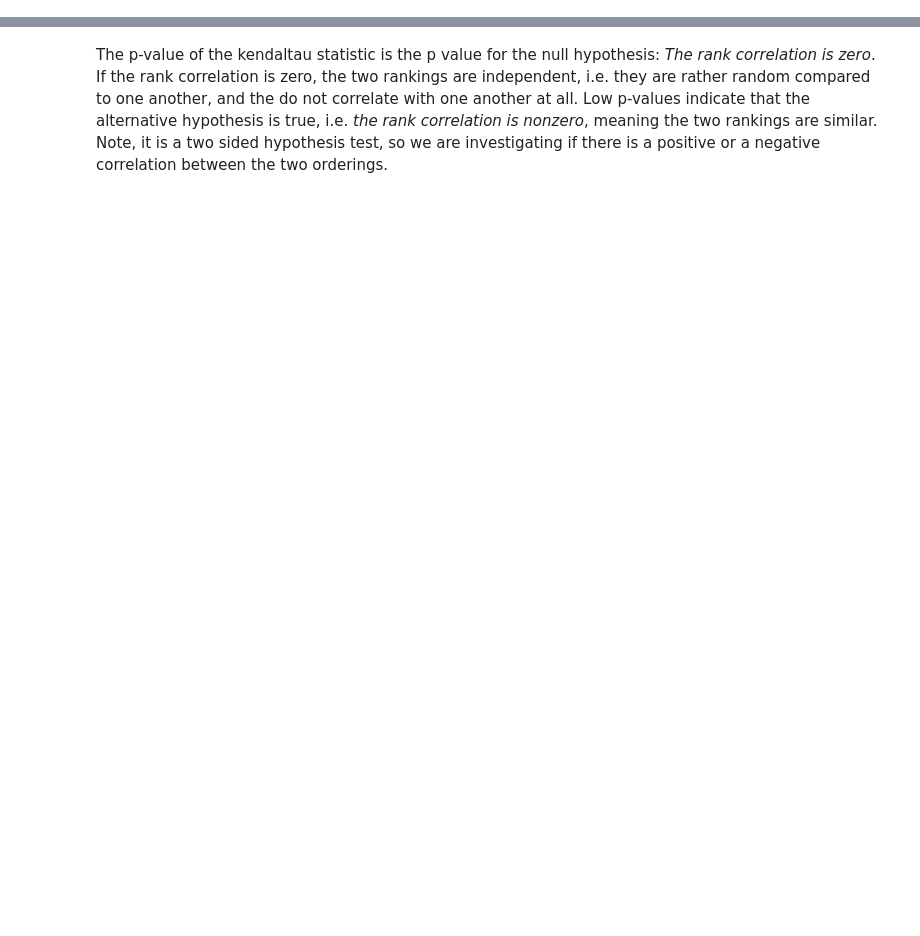
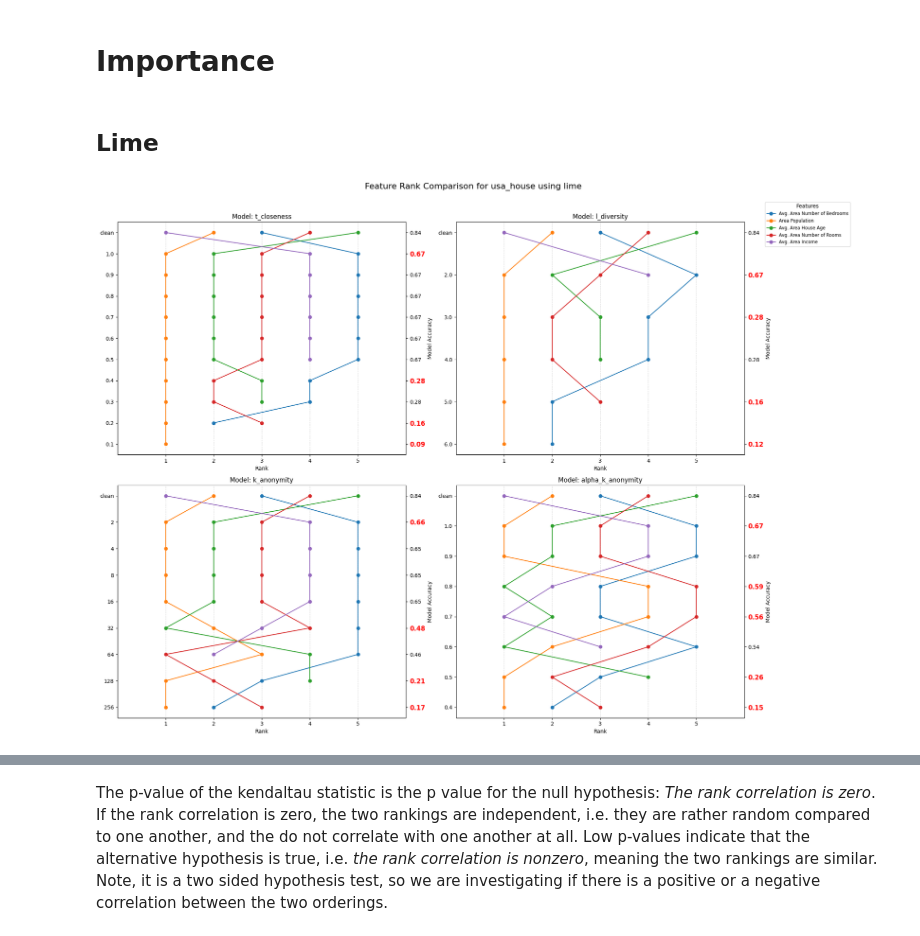
Before and after one commit to Zak9O/Masking-Effects-on-XAI-Techniques, a Jupyter notebook: notebooks/Comparison_Analysis.ipynb, the cells around one changed output, grey strips where cells are left out. Cells and saved outputs as stored; diff of their text form; code cells hidden in the pictures; blank space fills up the shorter version.

```diff
--- a/notebooks/Comparison_Analysis.ipynb
+++ b/notebooks/Comparison_Analysis.ipynb
@@ -50,0 +37,8 @@ Now how come that the even for SHAP not all features contribute? Simple. The fea
+# %% [markdown]
+# Importance
+# %% [markdown]
+## Lime
+# %%
+usa_house.plot_line("lime")
+# %% [output]
+[figure, added]
```
Also changed, not shown: parts of 27 cells of this notebook.
